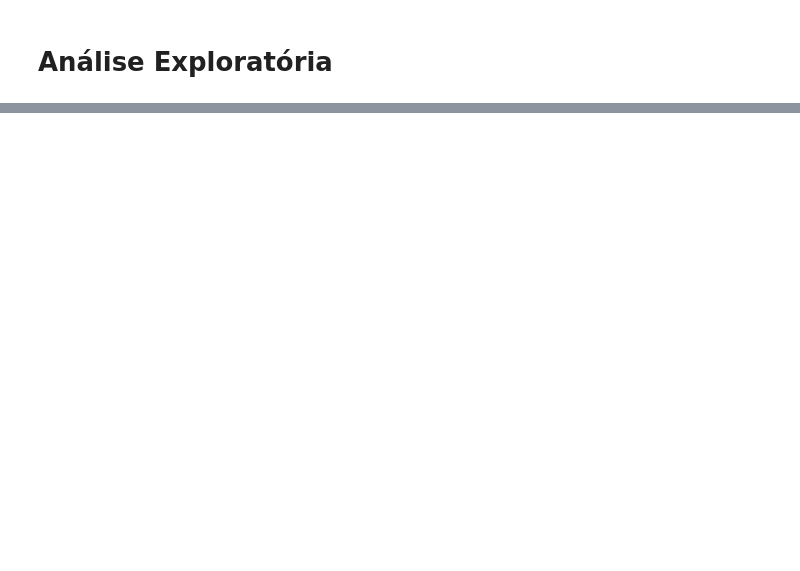
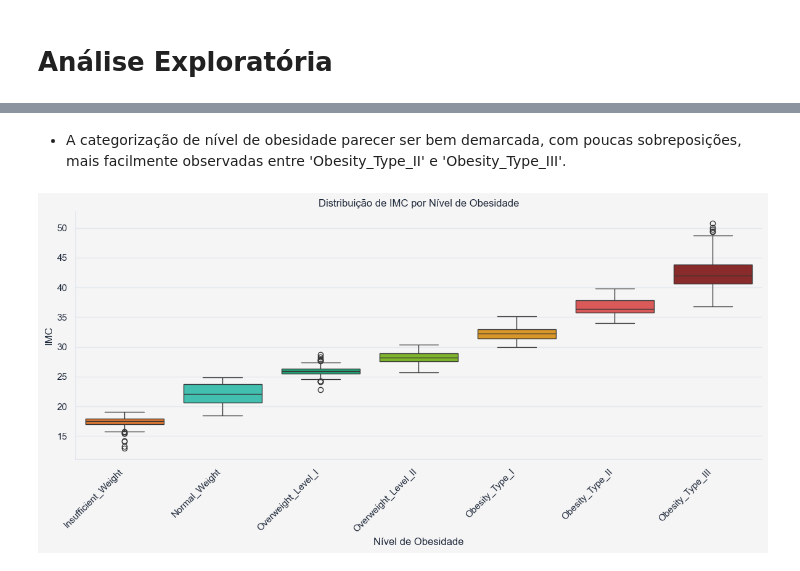
Before and after one commit to JoalysonLima/tech-challenge-fase-4-obesity-ml, a Jupyter notebook: notebooks/02_EDA.ipynb, the cells around one changed output, grey strips where cells are left out. Saved outputs shown, nothing was run; the diff lists cells and outputs as text; code cells hidden in the pictures; blank space fills up the shorter version.

```diff
--- a/notebooks/02_EDA.ipynb
+++ b/notebooks/02_EDA.ipynb
@@ -50,0 +190,24 @@ sns.set_theme(
+# %% [markdown]
+- A categorização de nível de obesidade parecer ser bem demarcada, com poucas sobreposições, mais facilmente observadas entre 'Obesity_Type_II' e 'Obesity_Type_III'.
+# %%
+plt.figure(figsize=(12, 6))
+
+sns.boxplot(
+    data=df_eda,
+    x="nivel_obesidade",
+    y="IMC",
+    order=ordem_niveis,
+    hue="nivel_obesidade"
+)
+
+plt.title("Distribuição de IMC por Nível de Obesidade")
+plt.xlabel("Nível de Obesidade")
+plt.ylabel("IMC")
+plt.xticks(rotation=45, ha="right")
+
+plt.savefig("../reports/figures/distribuição_IMC_obesidade.png", dpi=300, bbox_inches="tight", pad_inches=0.3)
+
+plt.tight_layout()
+plt.show()
+# %% [output]
+[figure, added]
```
Also changed, not shown: parts of 51 cells of this notebook, 16 other files.
